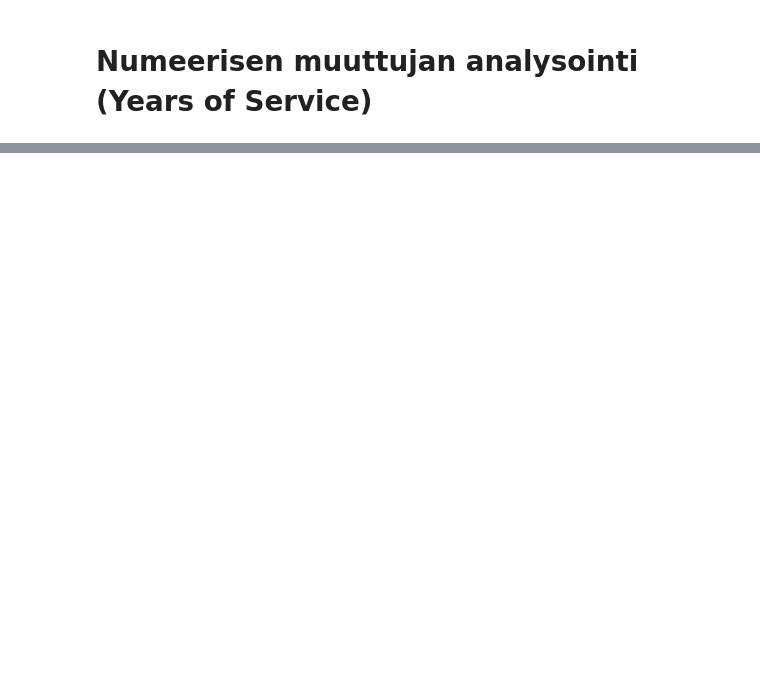
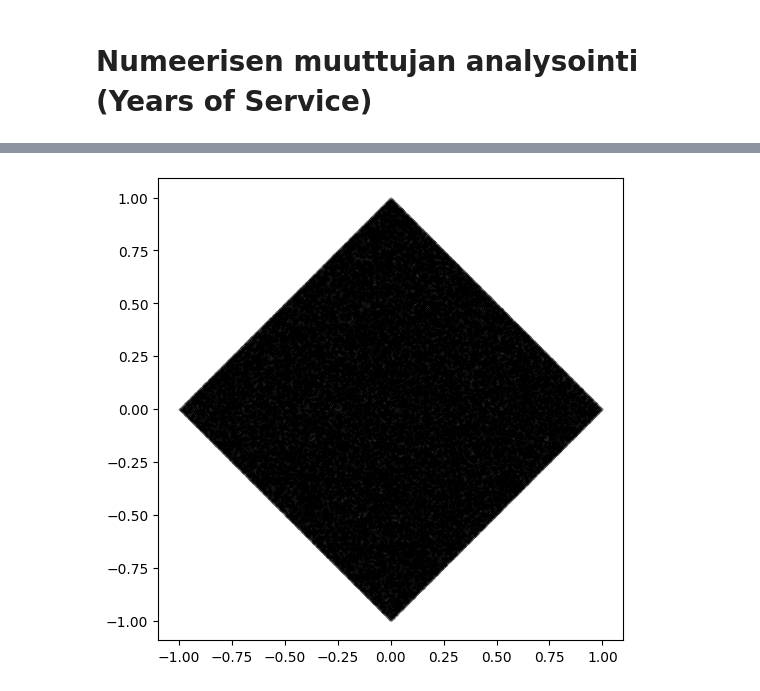
Before and after one commit to Fernoss/TKM22_python_project_sfz, a Jupyter notebook: HARJOITUSTYÖ/harjoitus.ipynb, the cells around one changed output, grey strips where cells are left out. Drawn from its saved outputs; the diff is of its cells as text; code cells hidden in the pictures; blank space fills up the shorter version.

```diff
--- a/HARJOITUSTYÖ/harjoitus.ipynb
+++ b/HARJOITUSTYÖ/harjoitus.ipynb
@@ -262,0 +440,4 @@ plt.ylabel('Frequency')
+# %%
+calculate_points(n=1000000, n_vertices=4);
+# %% [output]
+[figure, added]
```
Also changed, not shown: parts of 42 cells of this notebook, 1 other file.
